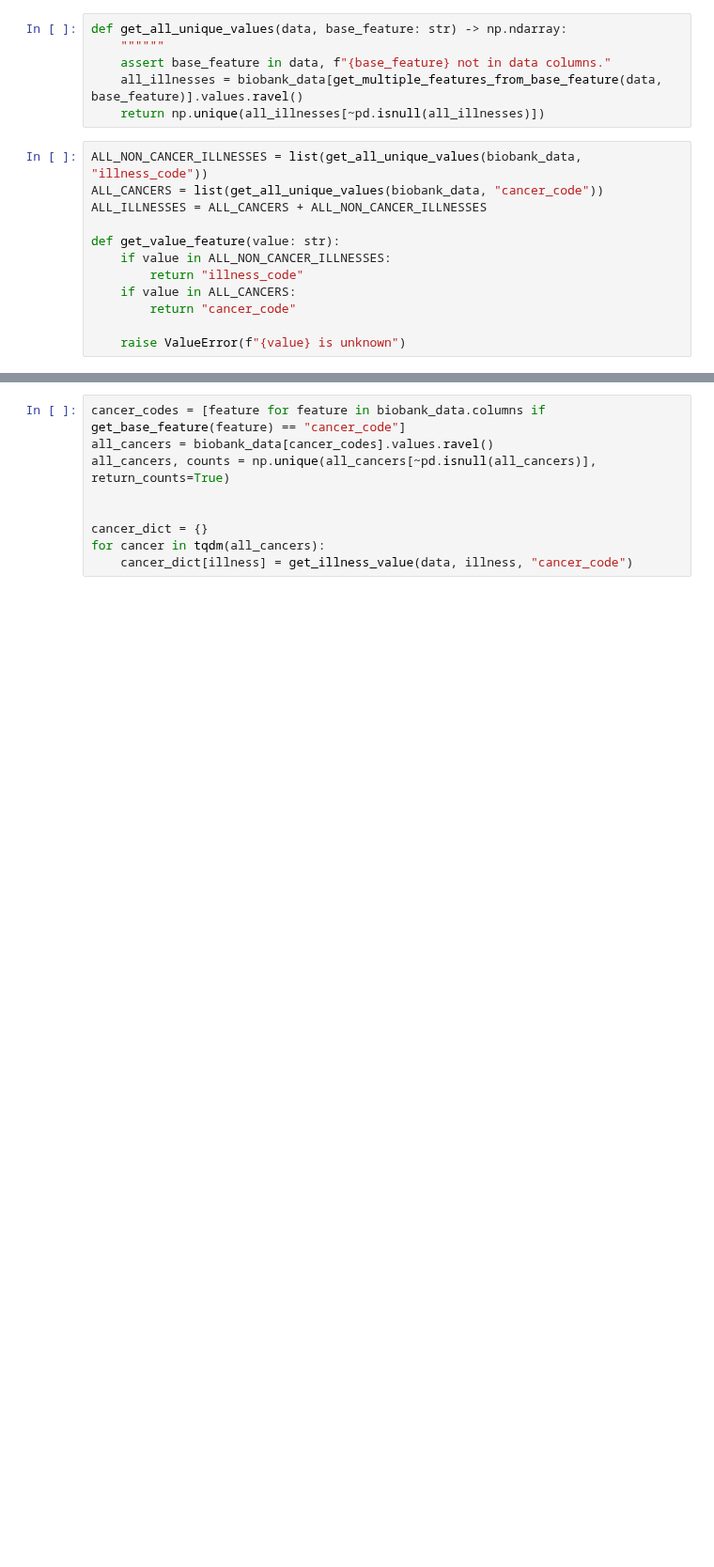
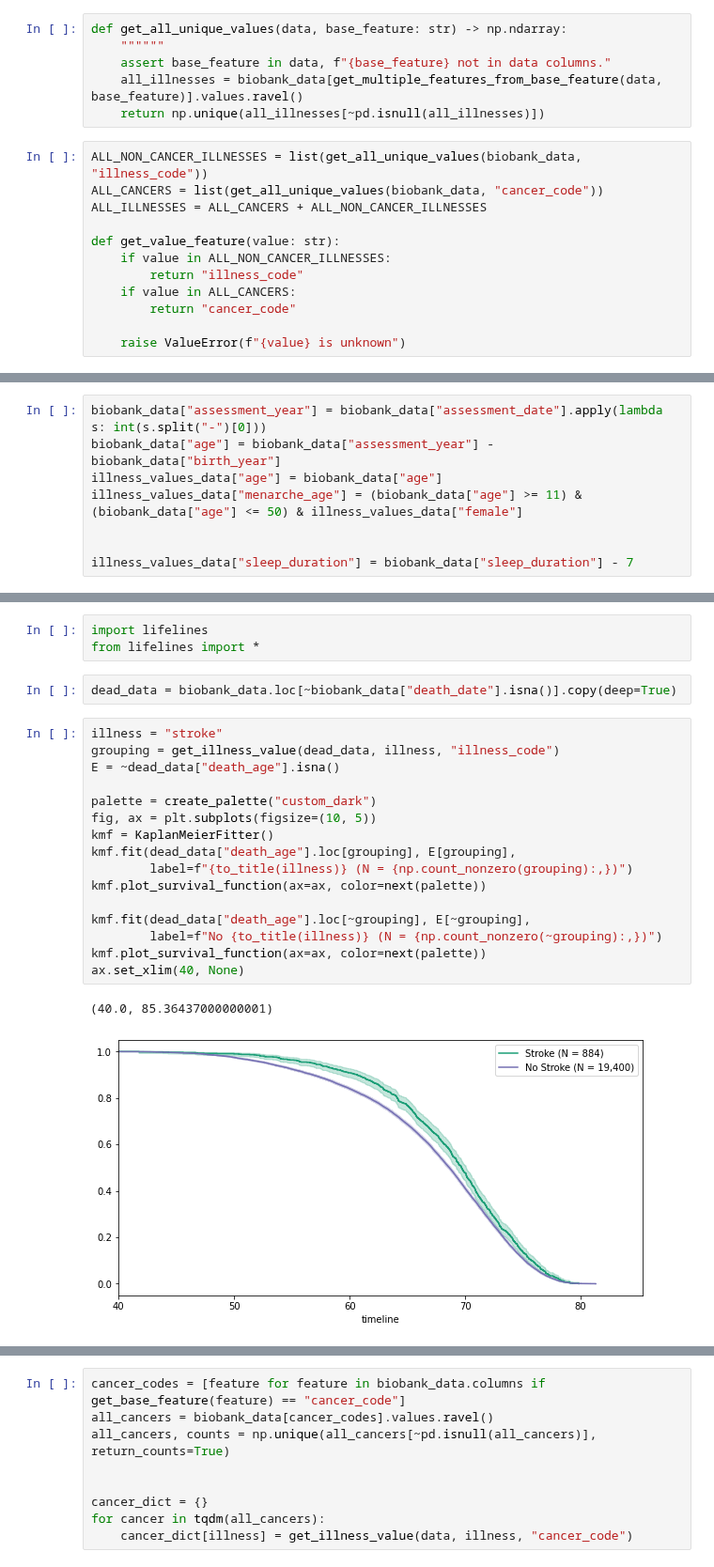
Before and after one commit to cole-khamnei/HLA_genotyping_associations, a Jupyter notebook: notebooks/comorbid_graph.ipynb, the cells around one changed output, grey strips where cells are left out. Shown at 94% size. Cells and saved outputs as stored; diff of their text form; blank space fills up the shorter version.

```diff
--- a/notebooks/comorbid_graph.ipynb
+++ b/notebooks/comorbid_graph.ipynb
@@ -237,0 +419,8 @@ array(['Less than once a week', 'Once a week', 'Never',
+# %%
+biobank_data["assessment_year"] = biobank_data["assessment_date"].apply(lambda s: int(s.split("-")[0]))
+biobank_data["age"] = biobank_data["assessment_year"] - biobank_data["birth_year"]
+illness_values_data["age"] = biobank_data["age"]
+illness_values_data["menarche_age"] = (biobank_data["age"] >= 11) & (biobank_data["age"] <= 50) & illness_values_data["female"]
+
+
+illness_values_data["sleep_duration"] = biobank_data["sleep_duration"] - 7
@@ -237,0 +451,24 @@ array(['Less than once a week', 'Once a week', 'Never',
+# %%
+import lifelines
+from lifelines import *
+# %%
+dead_data = biobank_data.loc[~biobank_data["death_date"].isna()].copy(deep=True)
+# %%
+illness = "stroke"
+grouping = get_illness_value(dead_data, illness, "illness_code")
+E = ~dead_data["death_age"].isna()
+
+palette = create_palette("custom_dark")
+fig, ax = plt.subplots(figsize=(10, 5))
+kmf = KaplanMeierFitter()
+kmf.fit(dead_data["death_age"].loc[grouping], E[grouping],
+        label=f"{to_title(illness)} (N = {np.count_nonzero(grouping):,})")
+kmf.plot_survival_function(ax=ax, color=next(palette))
+
+kmf.fit(dead_data["death_age"].loc[~grouping], E[~grouping],
+        label=f"No {to_title(illness)} (N = {np.count_nonzero(~grouping):,})")
+kmf.plot_survival_function(ax=ax, color=next(palette))
+ax.set_xlim(40, None)
+# %% [output]
+(40.0, 85.36437000000001)
+[figure, added]
```
Also changed, not shown: parts of 31 cells of this notebook.
